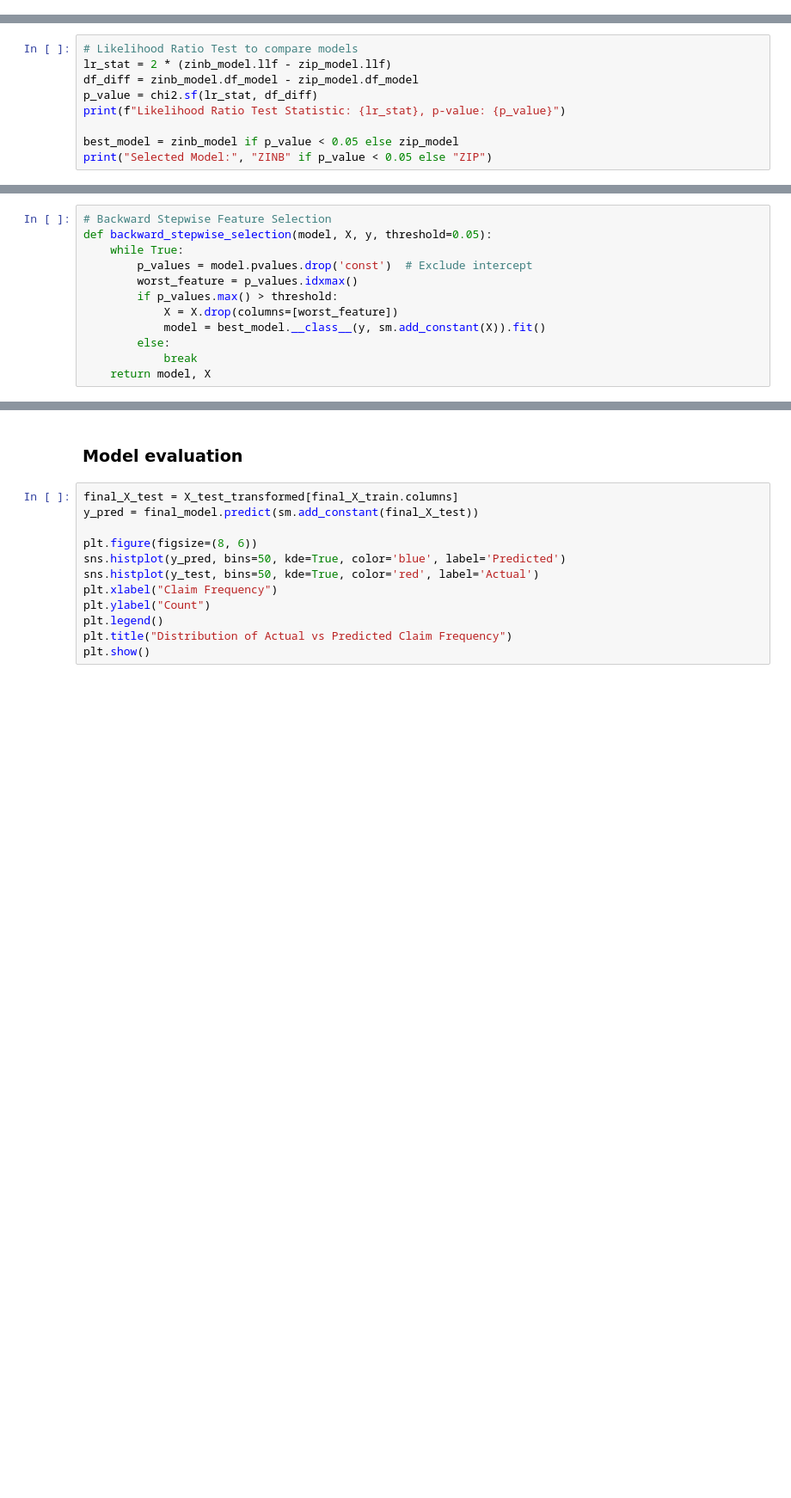
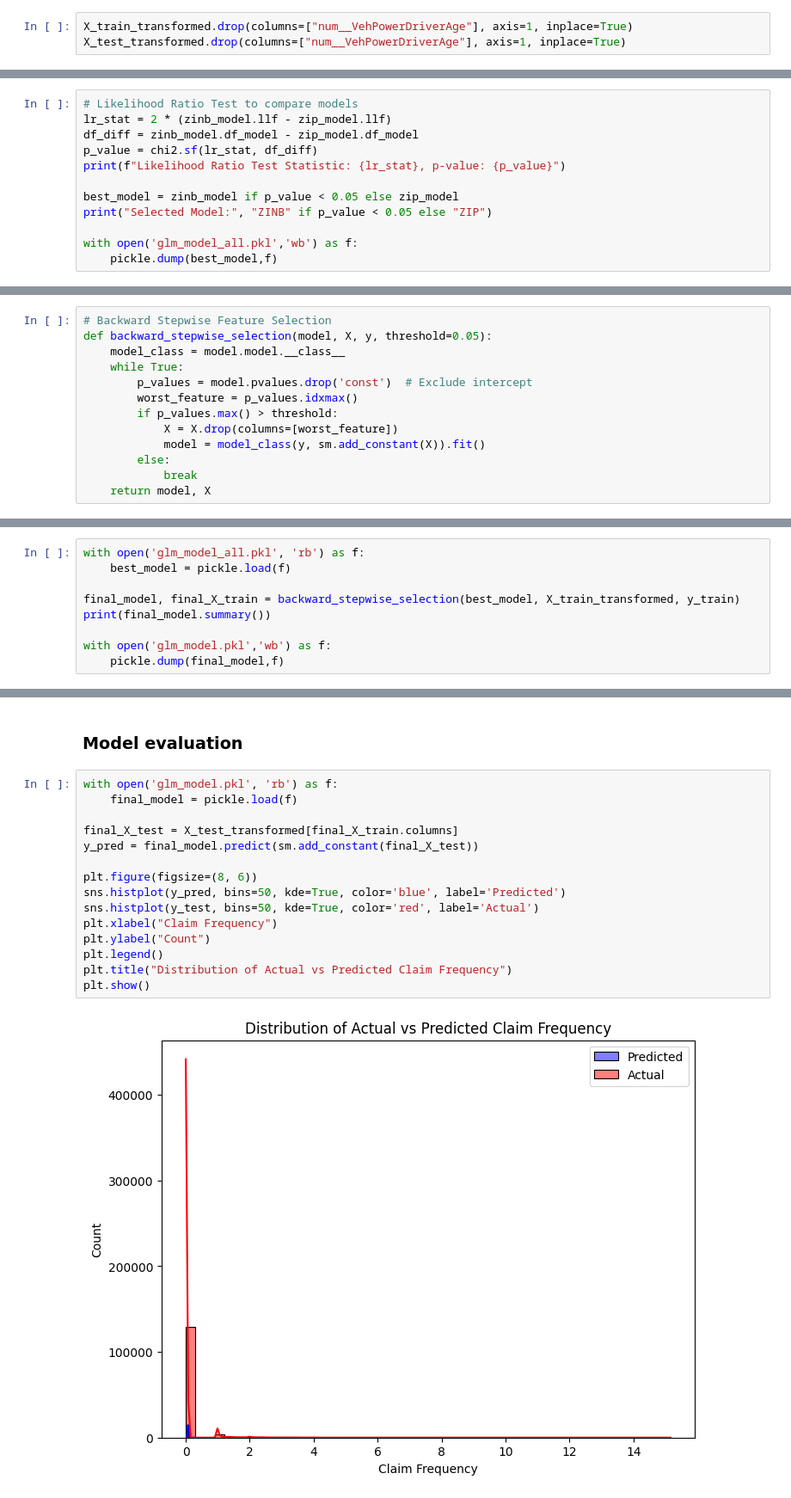
Before and after one commit to NGala540/FrequencyOfClaimsPrediction, a Jupyter notebook: GLM Model Training.ipynb, the cells around one changed output, grey strips where cells are left out. Shown at 86% size. Drawn from its saved outputs; the diff is of its cells as text; blank space fills up the shorter version.

Commit message:
Updated GLM and ML training, cosmetic changes EDA, adding todo list

```diff
--- a/GLM Model Training.ipynb
+++ b/GLM Model Training.ipynb
@@ -49,3 +77,6 @@ X_test_transformed = pd.DataFrame(X_test_transformed, columns=preprocessor.get_f
+# %%
+X_train_transformed.drop(columns=["num__VehPowerDriverAge"], axis=1, inplace=True)
+X_test_transformed.drop(columns=["num__VehPowerDriverAge"], axis=1, inplace=True)
 # %% [markdown]
 ### Likelihood Ratio Test
 # %%
@@ -65,3 +139,6 @@ print(f"Likelihood Ratio Test Statistic: {lr_stat}, p-value: {p_value}")
 
 best_model = zinb_model if p_value < 0.05 else zip_model
 print("Selected Model:", "ZINB" if p_value < 0.05 else "ZIP")
+
+with open('glm_model_all.pkl','wb') as f:
+    pickle.dump(best_model,f)
@@ -70,12 +150,13 @@ print("Selected Model:", "ZINB" if p_value < 0.05 else "ZIP")
 # %%
 # Backward Stepwise Feature Selection
 def backward_stepwise_selection(model, X, y, threshold=0.05):
+    model_class = model.model.__class__
     while True:
         p_values = model.pvalues.drop('const')  # Exclude intercept
         worst_feature = p_values.idxmax()
         if p_values.max() > threshold:
             X = X.drop(columns=[worst_feature])
-            model = best_model.__class__(y, sm.add_constant(X)).fit()
+            model = model_class(y, sm.add_constant(X)).fit()
         else:
             break
     return model, X
@@ -84,0 +163,9 @@ print(final_model.summary())
+# %%
+with open('glm_model_all.pkl', 'rb') as f:
+    best_model = pickle.load(f)
+
+final_model, final_X_train = backward_stepwise_selection(best_model, X_train_transformed, y_train)
+print(final_model.summary())
+
+with open('glm_model.pkl','wb') as f:
+    pickle.dump(final_model,f)
@@ -85,14 +222,19 @@ print(final_model.summary())
 # %% [markdown]
 ### Model evaluation
 # %%
+with open('glm_model.pkl', 'rb') as f:
+    final_model = pickle.load(f)
+
 final_X_test = X_test_transformed[final_X_train.columns]
 y_pred = final_model.predict(sm.add_constant(final_X_test))
 
 plt.figure(figsize=(8, 6))
 sns.histplot(y_pred, bins=50, kde=True, color='blue', label='Predicted')
 sns.histplot(y_test, bins=50, kde=True, color='red', label='Actual')
 plt.xlabel("Claim Frequency")
 plt.ylabel("Count")
 plt.legend()
 plt.title("Distribution of Actual vs Predicted Claim Frequency")
 plt.show()
+# %% [output]
+[figure, added]
```
Also changed, not shown: parts of 24 cells of this notebook, 3 other files.
